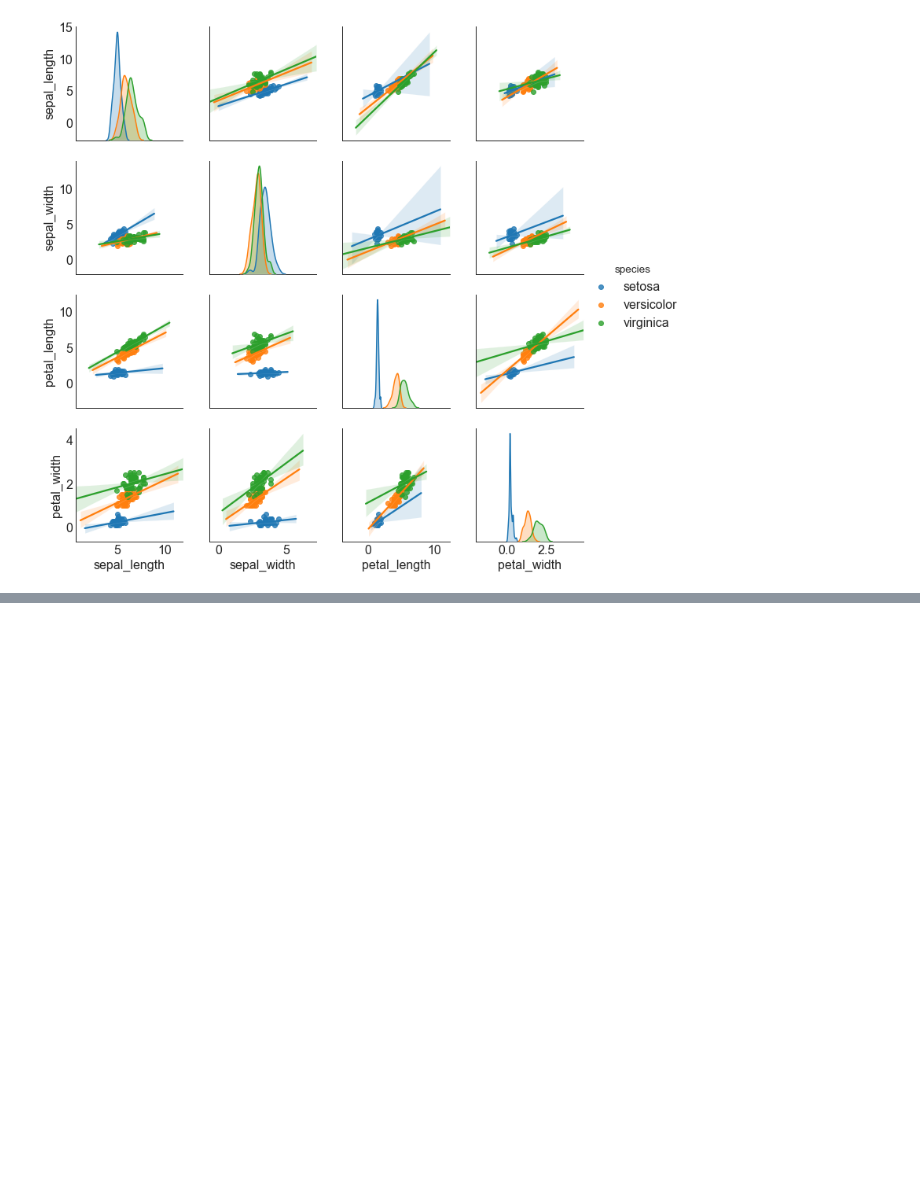
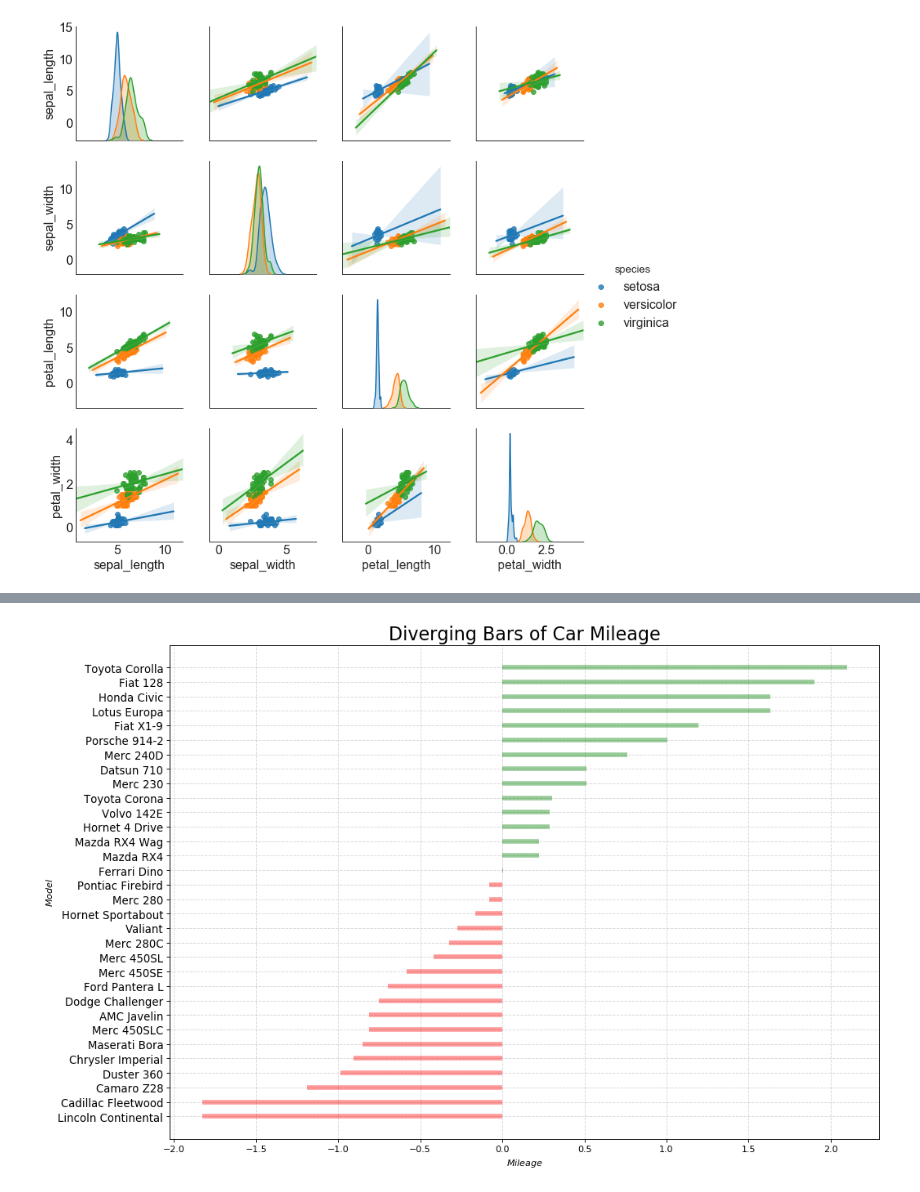
Before and after one commit to GCabral95/Codigos_Analise_Dados, a Jupyter notebook: Gráficos.ipynb, the cells around one changed output, grey strips where cells are left out. Cells and saved outputs as stored; diff of their text form; code cells hidden in the pictures; blank space fills up the shorter version.

```diff
--- a/Gráficos.ipynb
+++ b/Gráficos.ipynb
@@ -265,0 +268,5 @@ plt.show()
+# %%
+#Preparação dos Dados
+df = pd.read_csv("https://github.com/selva86/datasets/raw/master/mtcars.csv")
+print(df)
+#Produção de um gráfico que plota o Z score dos dados
@@ -265,0 +291,3 @@ plt.show()
+# %%
+x = df.loc[:, ['mpg']]
+print(x)
@@ -265,0 +312,3 @@ plt.show()
+# %%
+df['mpg_z'] = (x - x.mean())/x.std()
+print(df['mpg_z'])
@@ -265,0 +333,5 @@ plt.show()
+# %%
+df['colors'] = ['red' if x < 0 else 'green' for x in df['mpg_z']]
+df.sort_values('mpg_z', inplace=True)
+df.reset_index(inplace=True) # reorganiza os index em ordem crescente
+print(df['mpg_z'])
@@ -265,0 +356,10 @@ plt.show()
+# %%
+plt.figure(figsize=(14,10), dpi= 80)
+plt.hlines(y=df.index, xmin=0, xmax=df.mpg_z, color=df.colors, alpha=0.4, linewidth=5) #mpg_z e colors são variaveis
+plt.gca().set(ylabel='$Model$', xlabel='$Mileage$')
+plt.yticks(df.index, df.cars, fontsize=12) #index e cars sao variaveis
+plt.title('Diverging Bars of Car Mileage', fontdict={'size':20})
+plt.grid(linestyle='--', alpha=0.5)
+plt.show()
+# %% [output]
+[figure, added]
```
Also changed, not shown: parts of 9 cells of this notebook.
